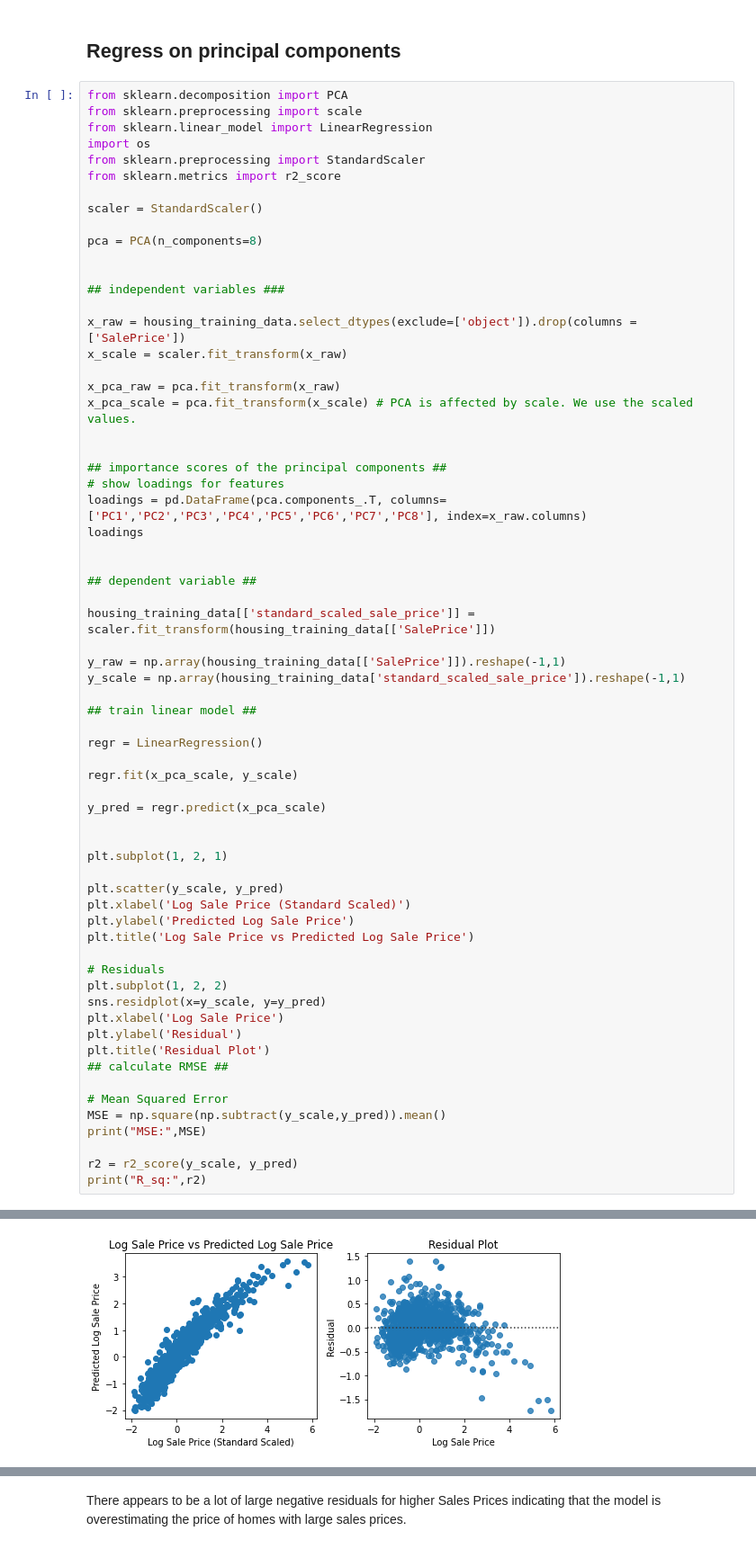
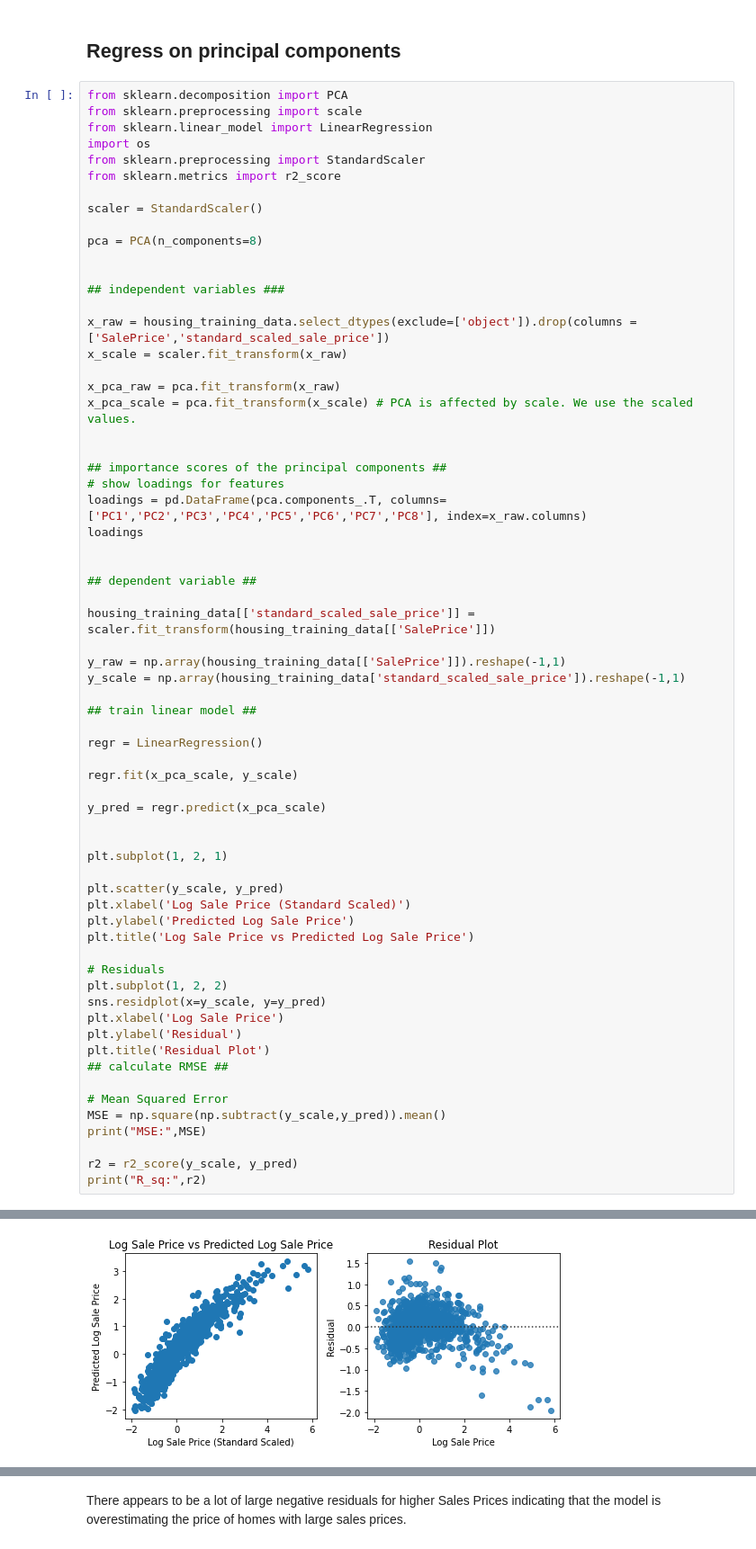
Before and after one commit to Steve-Desilets/MSDS-422-Module-2-Assignment, a Jupyter notebook: Module 2 Assignment - Group 3.ipynb, the cells around one changed output, grey strips where cells are left out. Shown at 90% size. Drawn from its saved outputs; the diff is of its cells as text.

```diff
--- a/Module 2 Assignment - Group 3.ipynb
+++ b/Module 2 Assignment - Group 3.ipynb
@@ -1059,7 +1059,7 @@ pca = PCA(n_components=8)
 
 ## independent variables ###
 
-x_raw = housing_training_data.select_dtypes(exclude=['object']).drop(columns = ['SalePrice'])
+x_raw = housing_training_data.select_dtypes(exclude=['object']).drop(columns = ['SalePrice','standard_scaled_sale_price'])
 x_scale = scaler.fit_transform(x_raw)
 
 x_pca_raw = pca.fit_transform(x_raw)
@@ -1143,4 +1143,4 @@ R_sq: 0.8933918560379118
-[figure, old version]
+[figure, new version]
 # %%
 #define cross-validation method to use
 
```
Also changed, not shown: parts of 14 cells of this notebook.
